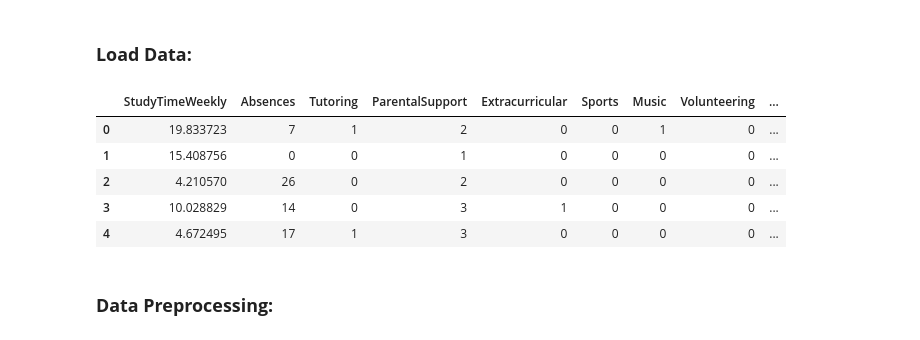
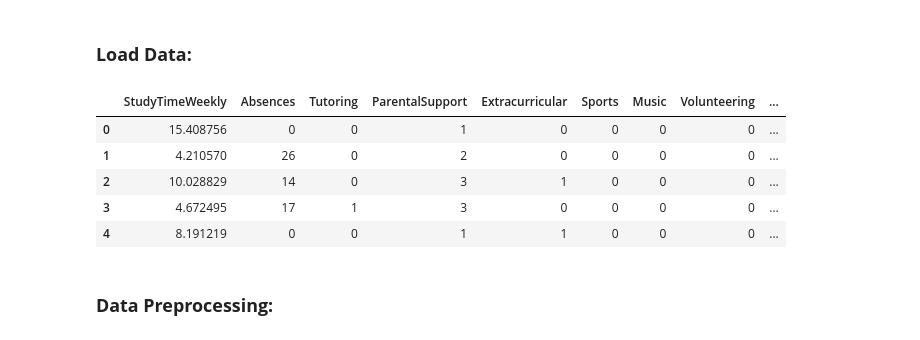
Before and after one commit to cykreet/snare, a Jupyter notebook: NoteBook/Deep_Learning_Model.ipynb, the cells around one changed output. Saved outputs shown, nothing was run; the diff lists cells and outputs as text; code cells hidden in the pictures.

```diff
--- a/NoteBook/Deep_Learning_Model.ipynb
+++ b/NoteBook/Deep_Learning_Model.ipynb
@@ -14,15 +14,15 @@ from sklearn.metrics import confusion_matrix,ConfusionMatrixDisplay
 # %% [markdown]
 ### **Load Data:**
 # %%
-df_cf = pd.read_csv('Transformed_Student_Performence_Data.csv')
+df_cf = pd.read_csv('Cleaned_Student_Performance_data.csv')
 df_cf.head()
 # %% [output]
 |  | StudyTimeWeekly | Absences | Tutoring | ParentalSupport | Extracurricular | Sports | Music | Volunteering | ... |
-| 0 | 19.833723 | 7 | 1 | 2 | 0 | 0 | 1 | 0 | ... |
-| 1 | 15.408756 | 0 | 0 | 1 | 0 | 0 | 0 | 0 | ... |
-| 2 | 4.210570 | 26 | 0 | 2 | 0 | 0 | 0 | 0 | ... |
-| 3 | 10.028829 | 14 | 0 | 3 | 1 | 0 | 0 | 0 | ... |
-| 4 | 4.672495 | 17 | 1 | 3 | 0 | 0 | 0 | 0 | ... |
+| 0 | 15.408756 | 0 | 0 | 1 | 0 | 0 | 0 | 0 | ... |
+| 1 | 4.210570 | 26 | 0 | 2 | 0 | 0 | 0 | 0 | ... |
+| 2 | 10.028829 | 14 | 0 | 3 | 1 | 0 | 0 | 0 | ... |
+| 3 | 4.672495 | 17 | 1 | 3 | 0 | 0 | 0 | 0 | ... |
+| 4 | 8.191219 | 0 | 0 | 1 | 1 | 0 | 0 | 0 | ... |
 # %% [markdown]
 ### **Data Preprocessing:**
 # %%
```
Also changed, not shown: parts of 7 cells of this notebook.
